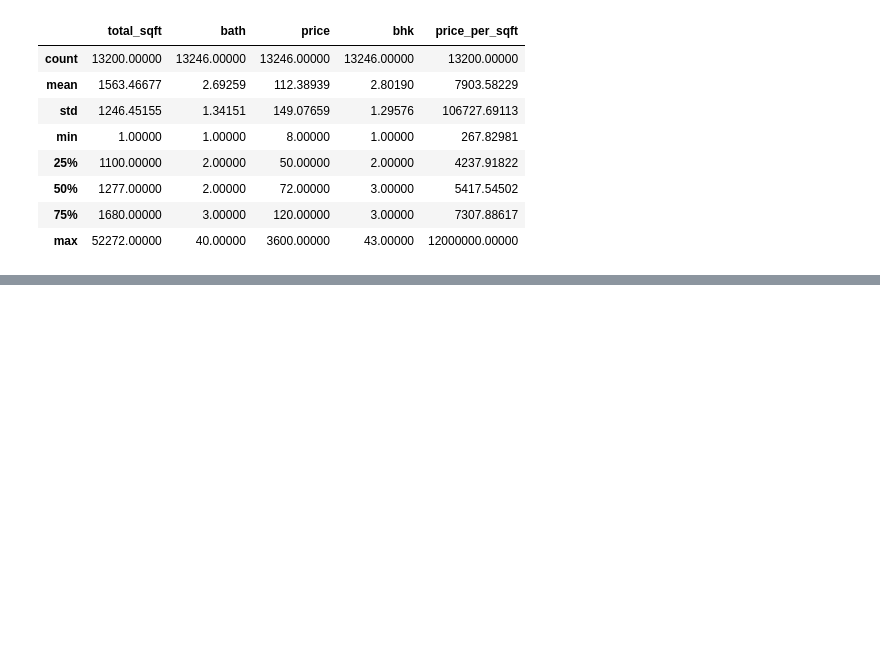
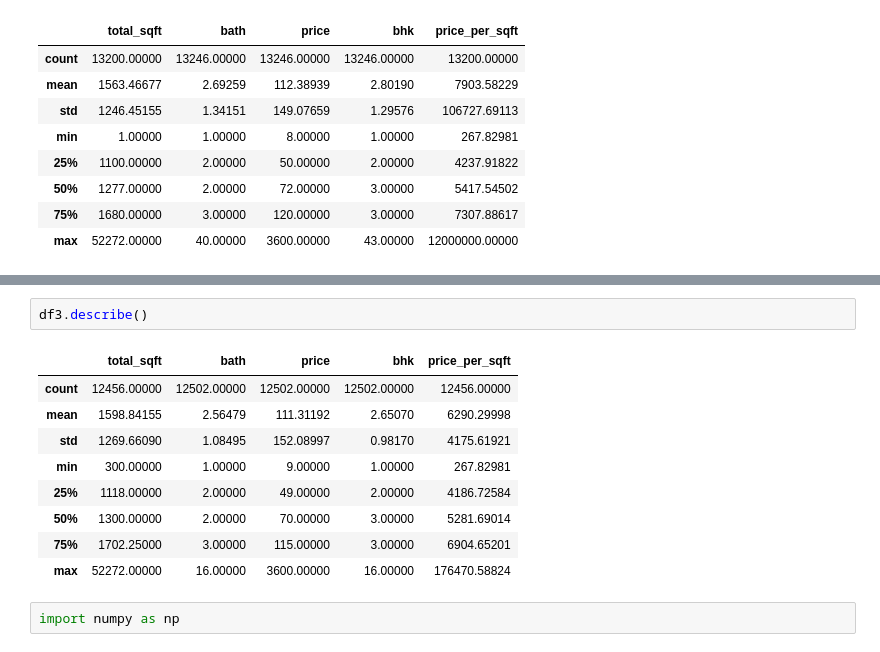
Before and after one commit to praju-1/Machine_Learning, a Jupyter notebook: Supervised_learning/Regression/Banglore_House_Prediction.ipynb, the cells around one changed output, grey strips where cells are left out. Saved outputs shown, nothing was run; the diff lists cells and outputs as text; blank space fills up the shorter version.

```diff
--- a/Supervised_learning/Regression/Banglore_House_Prediction.ipynb
+++ b/Supervised_learning/Regression/Banglore_House_Prediction.ipynb
@@ -467,0 +504,14 @@ df2.describe()
+# %%
+df3.describe()
+# %% [output]
+|  | total_sqft | bath | price | bhk | price_per_sqft |
+| count | 12456.00000 | 12502.00000 | 12502.00000 | 12502.00000 | 12456.00000 |
+| mean | 1598.84155 | 2.56479 | 111.31192 | 2.65070 | 6290.29998 |
+| std | 1269.66090 | 1.08495 | 152.08997 | 0.98170 | 4175.61921 |
+| min | 300.00000 | 1.00000 | 9.00000 | 1.00000 | 267.82981 |
+| 25% | 1118.00000 | 2.00000 | 49.00000 | 2.00000 | 4186.72584 |
+| 50% | 1300.00000 | 2.00000 | 70.00000 | 3.00000 | 5281.69014 |
+| 75% | 1702.25000 | 3.00000 | 115.00000 | 3.00000 | 6904.65201 |
+| max | 52272.00000 | 16.00000 | 3600.00000 | 16.00000 | 176470.58824 |
+# %%
+import numpy as np
```
Also changed, not shown: parts of 10 cells of this notebook.
